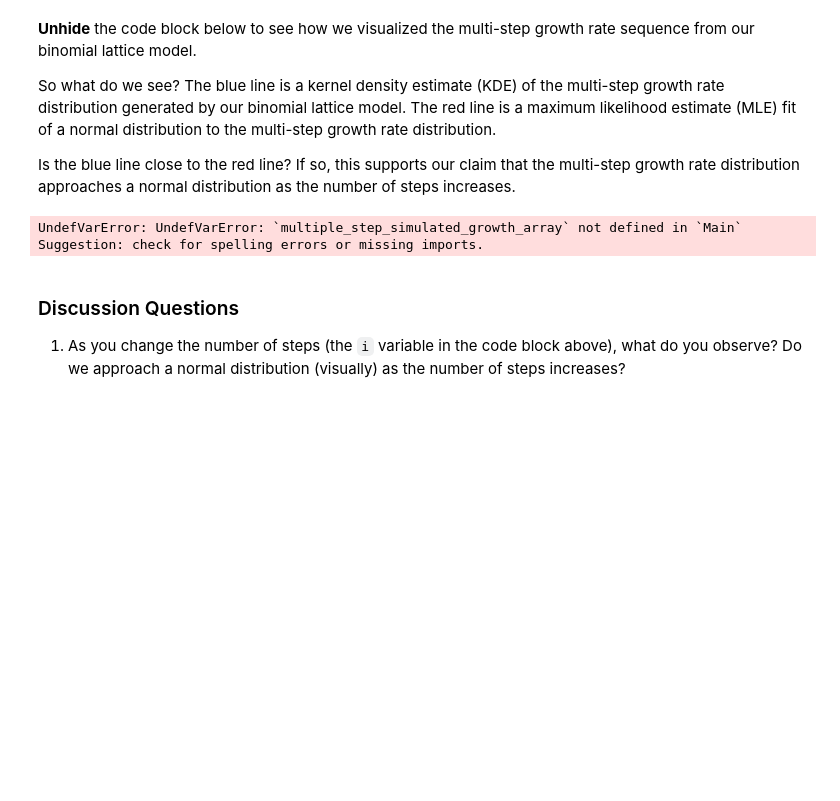
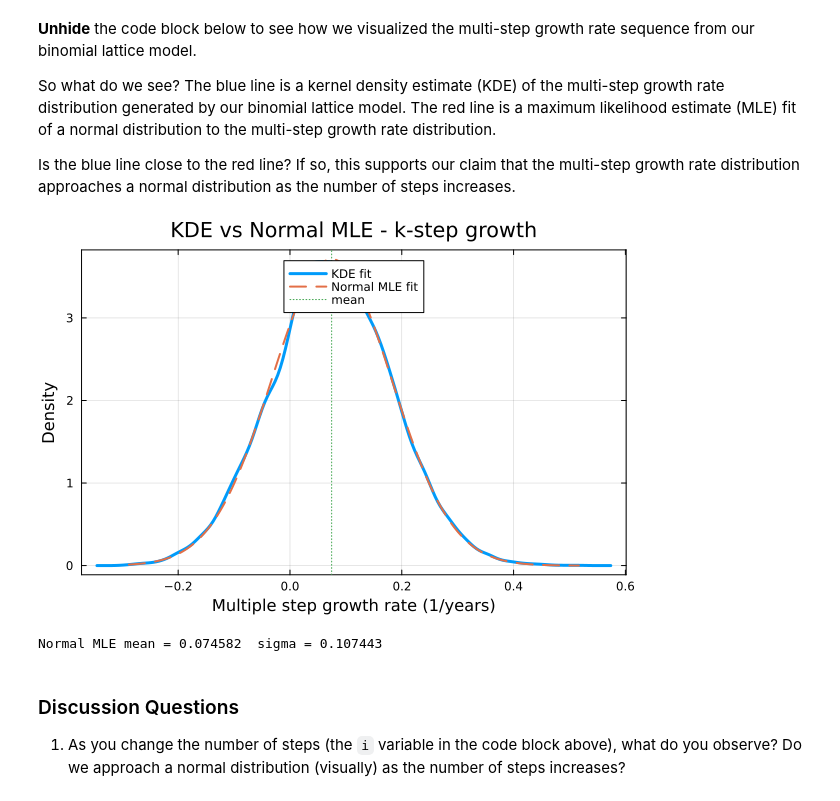
Before and after one commit to CHEME-5660-Classroom-Cornell/ps2-5660-f25-fka7-a11y, a Jupyter notebook: PS2-CHEME-5660-Student-LatticeStylizedFacts-RWPM-Fall-2025.ipynb, the cells around one changed output. Drawn from its saved outputs; the diff is of its cells as text; code cells hidden in the pictures; blank space fills up the shorter version.

```diff
--- a/PS2-CHEME-5660-Student-LatticeStylizedFacts-RWPM-Fall-2025.ipynb
+++ b/PS2-CHEME-5660-Student-LatticeStylizedFacts-RWPM-Fall-2025.ipynb
@@ -628,17 +902,51 @@ So what do we see? The blue line is a kernel density estimate (KDE) of the multi
 
 Is the blue line close to the red line? If so, this supports our claim that the multi-step growth rate distribution approaches a normal distribution as the number of steps increases.
 # %%
-let
-    d = fit_mle(Normal, multiple_step_simulated_growth_array);
-    plot(d, c=:red, label="MLE Normal Fit", lw=3);
-    density!(multiple_step_simulated_growth_array, c=:blue, label="KDE Fit", lw=3)
-    plot!(bg="gray95", background_color_outside="white", framestyle = :box, fg_legend = :transparent);
-    xlabel!("Multiple-Step Growth Rate (1/years)", fontsize=18)
-    ylabel!("Density (AU)", fontsize=18)
+# Cell 42 — KDE of k-step growth with Normal MLE overlay
+
+begin
+    using Random, Statistics
+    using Distributions
+    using Plots, StatsPlots   # density and pdf plotting
+
+    # ensure data exists
+    gk = @isdefined(multiple_step_simulated_growth_array) ? multiple_step_simulated_growth_array : begin
+        # rebuild using the same params as cell 41 if needed
+        u  = û; d = d̂; p = p̂; dt = Float64(Δt)
+        i  = 252                  # horizon in steps - change if your spec says otherwise
+        N  = 10_000
+        Random.seed!(321)
+        tmp = Vector{Float64}(undef, N)
+        @inbounds for j in 1:N
+            k = count(rand(i) .< p)                         # number of up moves in i steps
+            tmp[j] = (k * log(u) + (i - k) * log(d)) / (i * dt)
+        end
+        multiple_step_simulated_growth_array = tmp
+        tmp
+    end
+
+    # Normal MLE parameters - use population std for MLE
+    μ̂ = mean(gk)
+    σ̂ = std(gk; corrected = false)
+    dist = Normal(μ̂, σ̂)
+
+    # plot KDE and Normal pdf overlay
+    plt = density(gk, label = "KDE fit", lw = 3)
+    xgrid = range(minimum(gk), maximum(gk), length = 400)
+    plot!(xgrid, pdf.(dist, xgrid), lw = 2, ls = :dash, label = "Normal MLE fit")
+    vline!([μ̂], lw = 1, ls = :dot, label = "mean")
+    xlabel!("Multiple step growth rate (1/years)")
+    ylabel!("Density")
+    title!("KDE vs Normal MLE - k-step growth")
+    plot!(background_color = :white, framestyle = :box, legend = :top)
+
+    display(plt)
+
+    println("Normal MLE mean = ", round(μ̂, digits = 6), "  sigma = ", round(σ̂, digits = 6))
 end
 # %% [output]
+[figure, added]
-UndefVarError: UndefVarError: `multiple_step_simulated_growth_array` not defined in `Main`
-Suggestion: check for spelling errors or missing imports.
+Normal MLE mean = 0.074582  sigma = 0.107443
 # %% [markdown]
 ### Discussion Questions
 1. As you change the number of steps (the `i` variable in the code block above), what do you observe? Do we approach a normal distribution (visually) as the number of steps increases?
```
Also changed, not shown: parts of 32 cells of this notebook.
